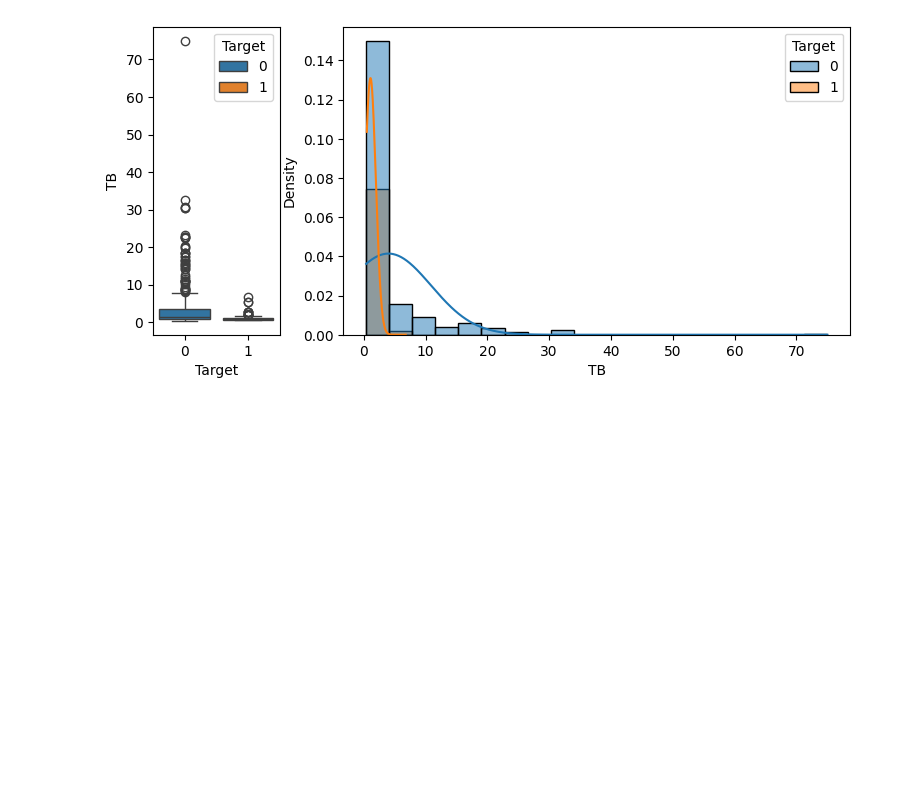
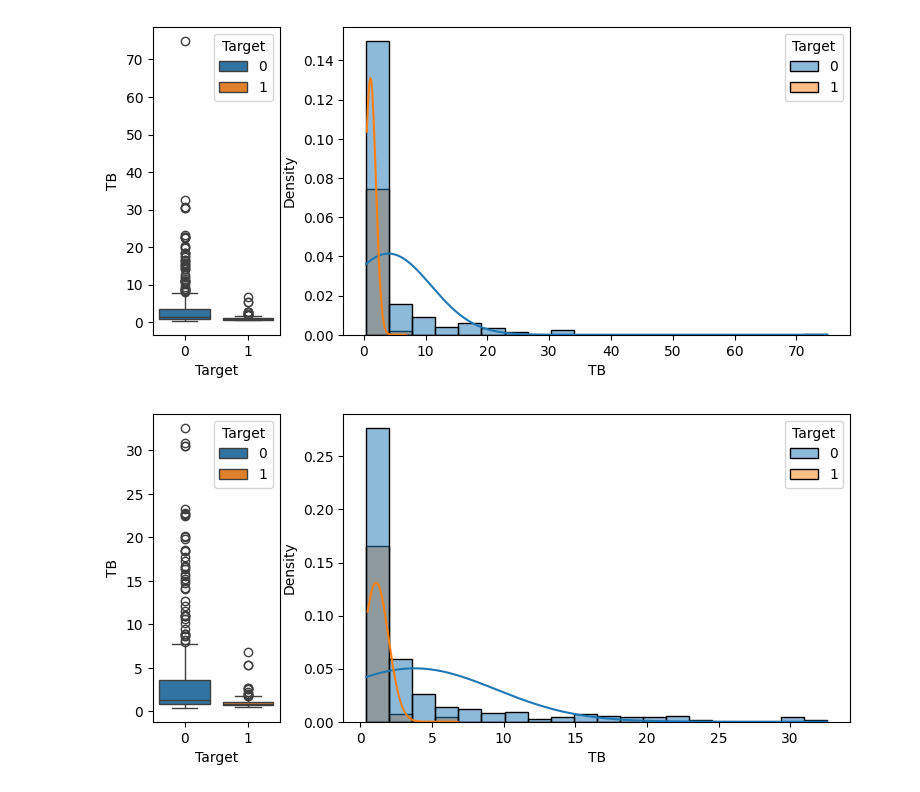
Before and after one commit to SrChen6/AA1-Competition, a Jupyter notebook: preprocessing-v2.ipynb, the cells around one changed output. Saved outputs shown, nothing was run; the diff lists cells and outputs as text; code cells hidden in the pictures; blank space fills up the shorter version.

```diff
--- a/preprocessing-v2.ipynb
+++ b/preprocessing-v2.ipynb
@@ -276,4 +276,6 @@ histbox(data_v1, "TB", 20)
 # %% [output]
 [figure]
 # %%
-histbox(data_v1[data_v1], "TB", 20)
+histbox(data_v1[data_v1["TB"] < 40], "TB", 20)
+# %% [output]
+[figure, added]
```
Also changed, not shown: parts of 44 cells of this notebook, 4 other files.
